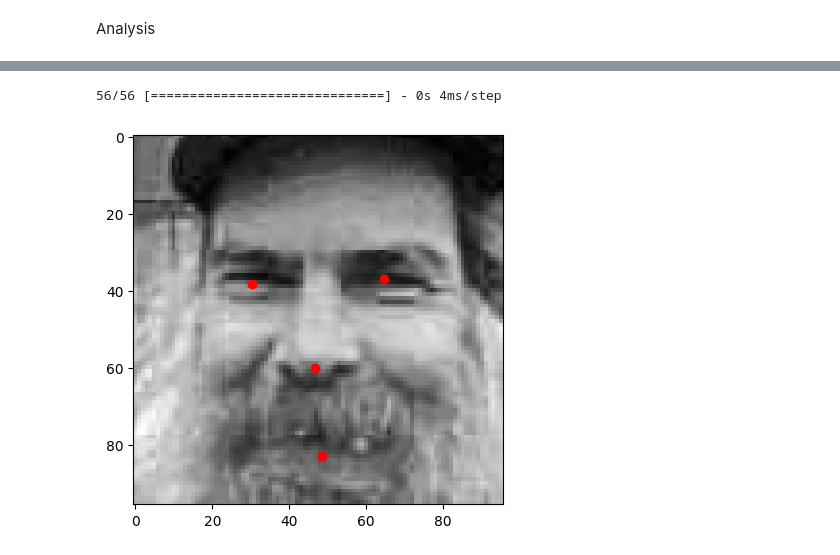
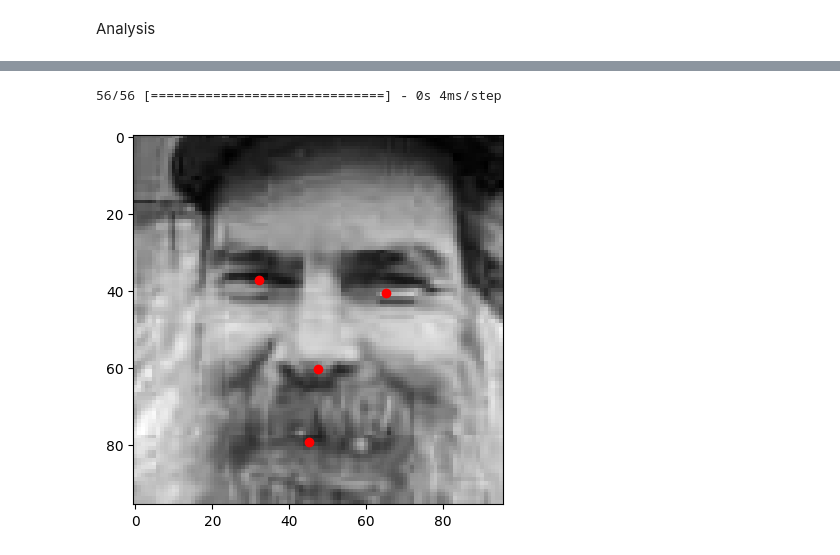
Before and after one commit to lmarieta/FaceRecognition, a Jupyter notebook: Face_recognition.ipynb, the cells around one changed output, grey strips where cells are left out. Cells and saved outputs as stored; diff of their text form; code cells hidden in the pictures.

```diff
--- a/Face_recognition.ipynb
+++ b/Face_recognition.ipynb
@@ -30,3 +33,5 @@ Requirement already satisfied: six>=1.5 in /usr/local/lib/python3.10/dist-packag
+# %%
+epochs = 400
 # %% [markdown]
 Load data
 # %%
@@ -125,8 +166,11 @@ if model_type == 'Convolutions' :
   # Output Layer
   model.add(Dense(y_train.shape[1]))
 
+  # Create the Adam optimizer with the desired initial values
+  optimizer = Adam(learning_rate=initial_lr, beta_1 = initial_momentum)
+
   # Compile the model
-  model.compile(optimizer='adam', loss='mse', metrics=['accuracy'])
+  model.compile(optimizer=optimizer, loss='mse', metrics=['accuracy'])
 
   # Print the model summary
   model.summary()
@@ -138,11 +182,11 @@ if model_type == 'Convolutions' :
 
   # Data augmentation
   # Create an instance of ImageDataGenerator with desired augmentation settings
-  data_generator = ImageDataGenerator(horizontal_flip = True, vertical_flip = True)
+  # data_generator = ImageDataGenerator(horizontal_flip = True, vertical_flip = True)
 
   # Create a generator for training data
   batch_size = 32
-  train_generator = data_generator.flow(x_train, y_train, batch_size=batch_size)
+  # train_generator = data_generator.flow(x_train, y_train, batch_size=batch_size)
 # %% [output]
 Model: "sequential"
 _________________________________________________________________
@@ -166,10 +210,11 @@ Analysis
 # %%
 # Train the model
 history = model.fit(
-    train_generator,
-    epochs=400,
+    x_train, # train_generator instead of x, y
+    y_train,
+    epochs=epochs,
     batch_size=batch_size,
-    callbacks=[early_stopping],
+    callbacks=[lr_callback, momentum_callback],
     validation_data=(x_test, y_test)
     )
 
@@ -178,7 +223,7 @@ loss_values = history.history['loss']
 val_loss = history.history['val_loss']
 
 # Convert loss_values to a DataFrame
-df_loss = pd.DataFrame({'Epoch': np.arange(1, len(loss_values) + 1), 'Loss': loss_values})
+df_loss = pd.DataFrame({'Epoch': np.arange(1, len(loss_values) + 1), 'Loss': val_loss})
 
 # Make predictions
 predictions = model.predict(x_test)
@@ -189,7 +234,7 @@ max_value = 96
 constrained_predictions = np.clip(predictions, min_value, max_value)
 
 # Save the model to a file
-model.save('/content/simple_model.h5')
+model.save('/content/model.h5')
 
 # Duration
 duration = default_timer() - start
@@ -331,32 +378,32 @@ constrained_predictions_submission[~mask] = np.nan
 ii = -1
 if model_type == 'Single hidden layer':
   image = np.array(x_submission.iloc[ii,:])
   image = image.reshape((96, 96))  # Reshape the array to the desired image dimensions
 elif model_type == 'Convolutions':
   image = x_submission[ii]
   image = image.reshape((96, 96))
 predicted_keypoints = constrained_predictions_submission[ii].reshape((15, 2))
 plt.scatter(predicted_keypoints[:, 0], predicted_keypoints[:, 1], c='r', marker='o')
 plt.imshow(image, cmap='gray')
 plt.show()
 
 # Prepare for output file
 df_predictions = pd.DataFrame(constrained_predictions_submission)
 
 # Convert the DataFrame to a NumPy array and reshape it
 reshaped_values = df_predictions.values.reshape(-1, 1)
 
 # Remove NaN values from the NumPy array
 reshaped_values = reshaped_values[~np.isnan(reshaped_values)]
 
 # Create a new DataFrame with the reshaped values
 reshaped_df = pd.DataFrame(reshaped_values, columns=['Value'])
 indices = pd.DataFrame(range(1,len(reshaped_df)+1))
 submission = pd.concat([indices, reshaped_df], axis=1)
 submission.rename(columns={0: 'RowId','Value': 'Location'}, inplace=True)
 
 # Write to csv file
-submission.to_csv('/content/simple_model_submission.csv',index=False)
+submission.to_csv('/content/model_submission.csv',index=False)
 # %% [output]
 56/56 [==============================] - 0s 4ms/step
-[figure, old version]
+[figure, new version]
```
Also changed, not shown: parts of 8 cells of this notebook.
